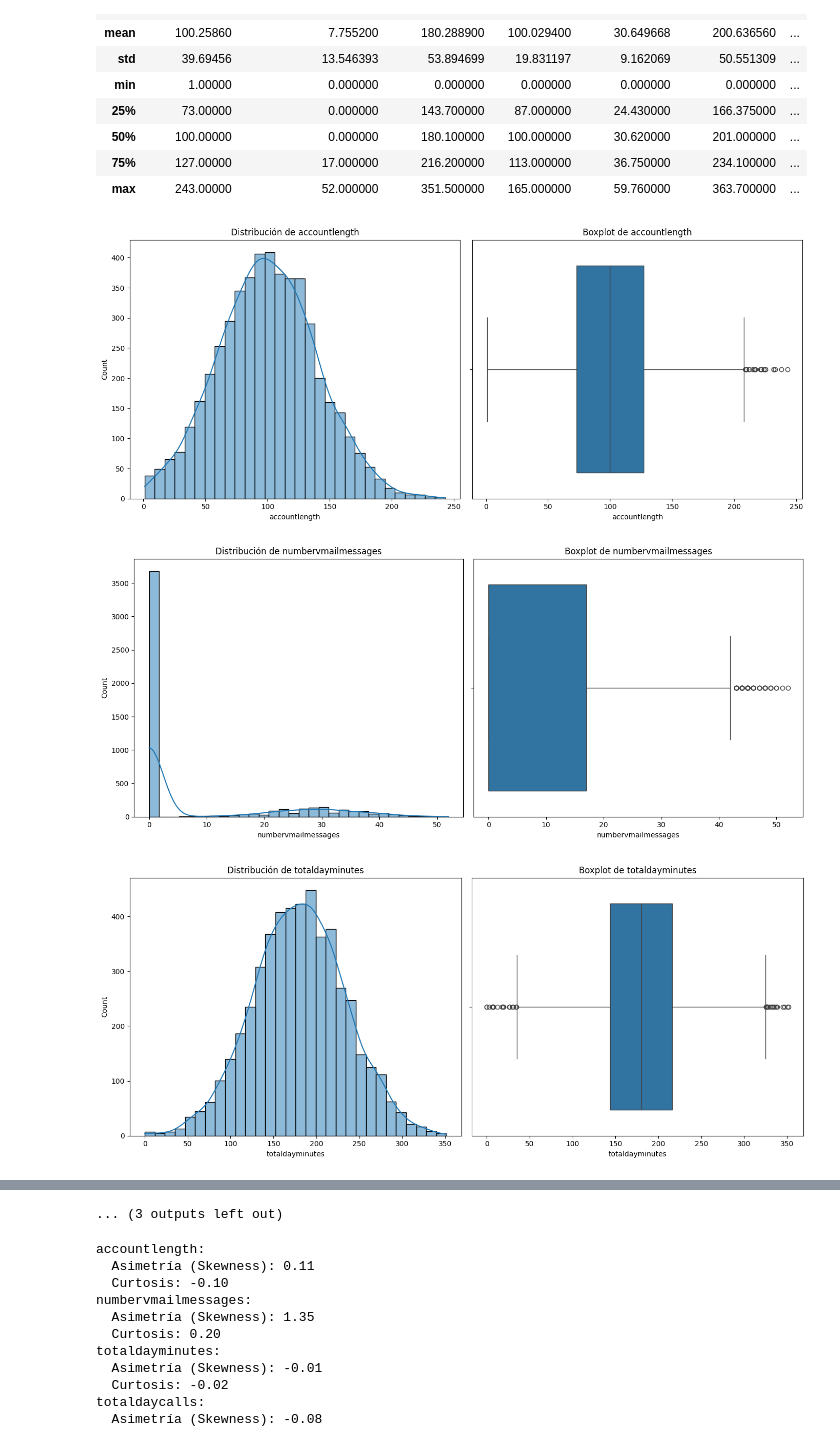
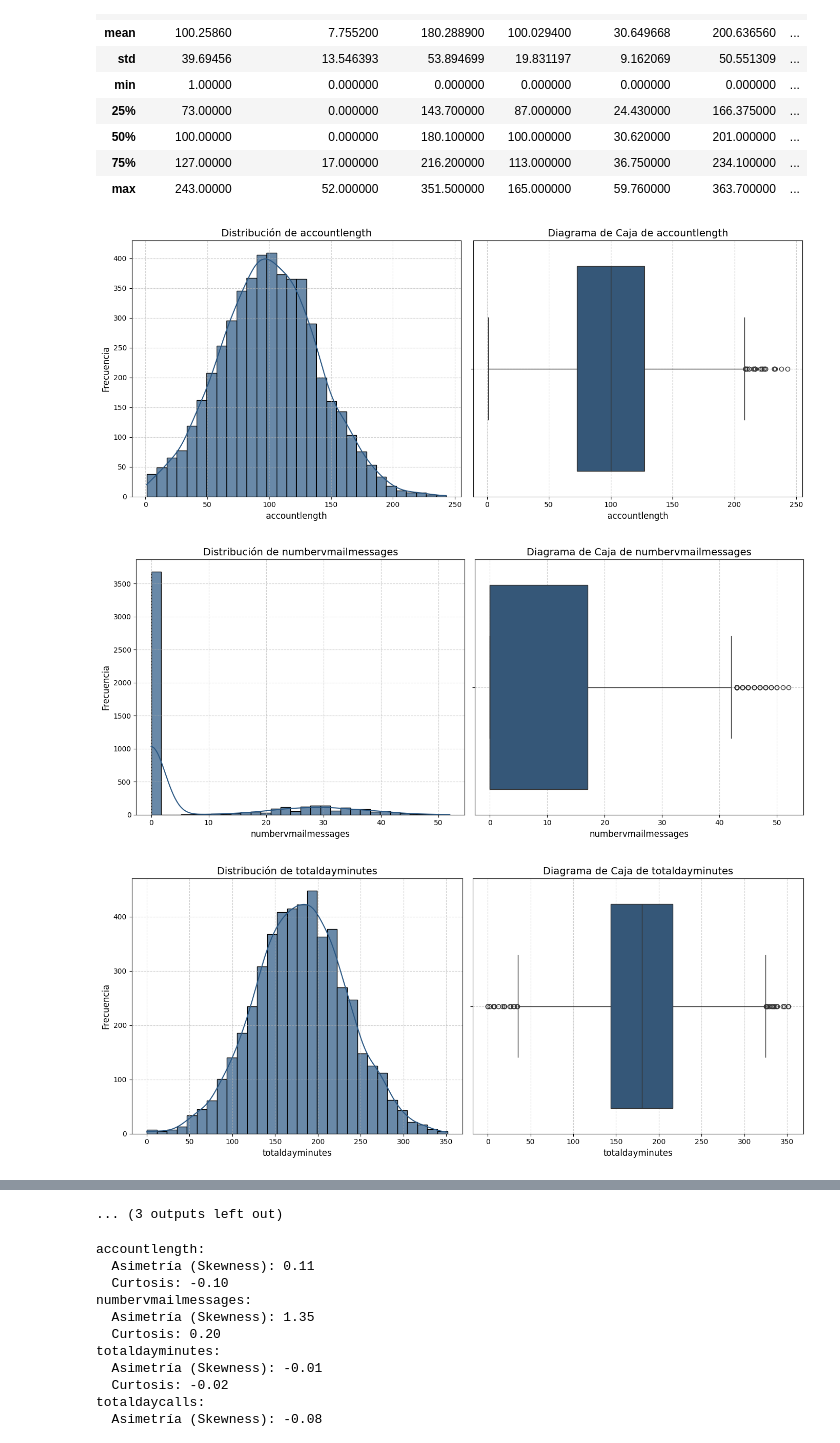
Before and after one commit to CorralesK/Lab04_EDA, a Jupyter notebook: lab04.ipynb, the cells around one changed output, grey strips where cells are left out. Cells and saved outputs as stored; diff of their text form; code cells hidden in the pictures.

```diff
--- a/lab04.ipynb
+++ b/lab04.ipynb
@@ -261,23 +261,48 @@ df.describe()
 | max | 243.00000 | 52.000000 | 351.500000 | 165.000000 | 59.760000 | 363.700000 | ... |
 # %%
 # Histograma y distribución de datos
-num_cols = df.select_dtypes(include=['float64', 'int64']).columns
-for col in num_cols:
-    plt.figure(figsize=(14, 6))
+# num_cols = df.select_dtypes(include=['float64', 'int64']).columns
+# for col in num_cols:
+#     plt.figure(figsize=(14, 6))
 
-    # Histograma con KDE
-    plt.subplot(1, 2, 1)
-    sns.histplot(df[col], kde=True, bins=30)
-    plt.title(f"Distribución de {col}")
+#     # Histograma con KDE
+#     plt.subplot(1, 2, 1)
+#     sns.histplot(df[col], kde=True, bins=30)
+#     plt.title(f"Distribución de {col}")
 
-    # Boxplot
-    plt.subplot(1, 2, 2)
-    sns.boxplot(x=df[col])
-    plt.title(f"Boxplot de {col}")
+#     # Boxplot
+#     plt.subplot(1, 2, 2)
+#     sns.boxplot(x=df[col])
+#     plt.title(f"Boxplot de {col}")
 
-    plt.tight_layout()
-    plt.show()
+#     plt.tight_layout()
+#     plt.show()
+
+def plot_distribution_and_boxplot(df):
+    num_cols = df.select_dtypes(include=['float64', 'int64']).columns
+    for col in num_cols:
+        plt.figure(figsize=(14, 6))
+
+        # Histograma con KDE
+        plt.subplot(1, 2, 1)
+        sns.histplot(df[col], kde=True, bins=30, color="#2A5783", alpha=0.7)
+        plt.title(f"Distribución de {col}", fontsize=14)
+        plt.xlabel(col, fontsize=12)
+        plt.ylabel("Frecuencia", fontsize=12)
+        plt.grid(True, linestyle="--", alpha=0.6)
+
+        # Boxplot
+        plt.subplot(1, 2, 2)
+        sns.boxplot(x=df[col], color="#2A5783")
+        plt.title(f"Diagrama de Caja de {col}", fontsize=14)
+        plt.xlabel(col, fontsize=12)
+        plt.grid(True, linestyle="--", alpha=0.6)
+
+        plt.tight_layout()
+        plt.show()
+
+plot_distribution_and_boxplot(df)
 # %% [output]
-[figure, old version]
+[figure, new version]
-[figure, old version]
+[figure, new version]
-[figure, old version]
+[figure, new version]
```
Also changed, not shown: parts of 5 cells of this notebook.
